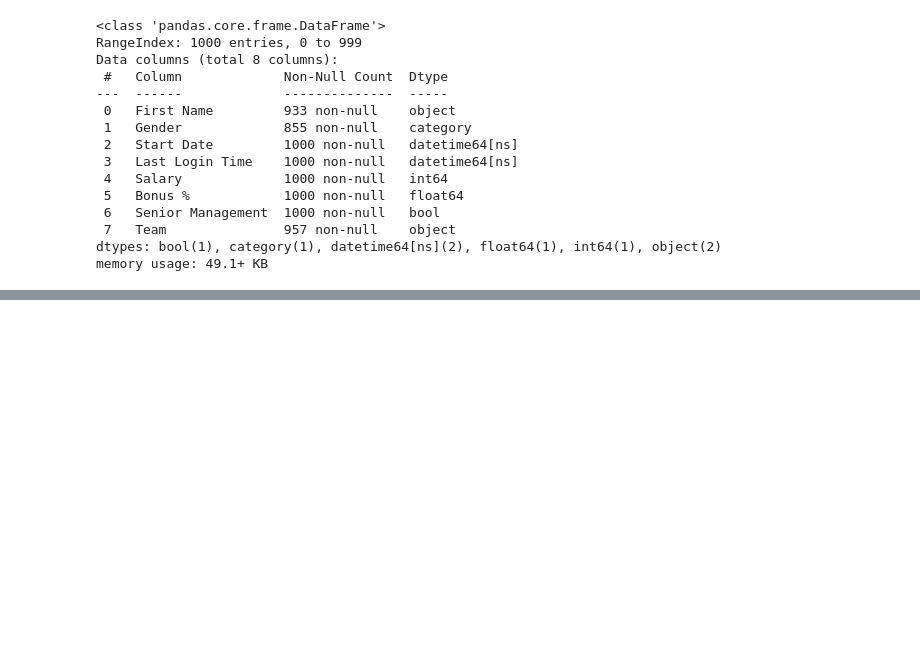
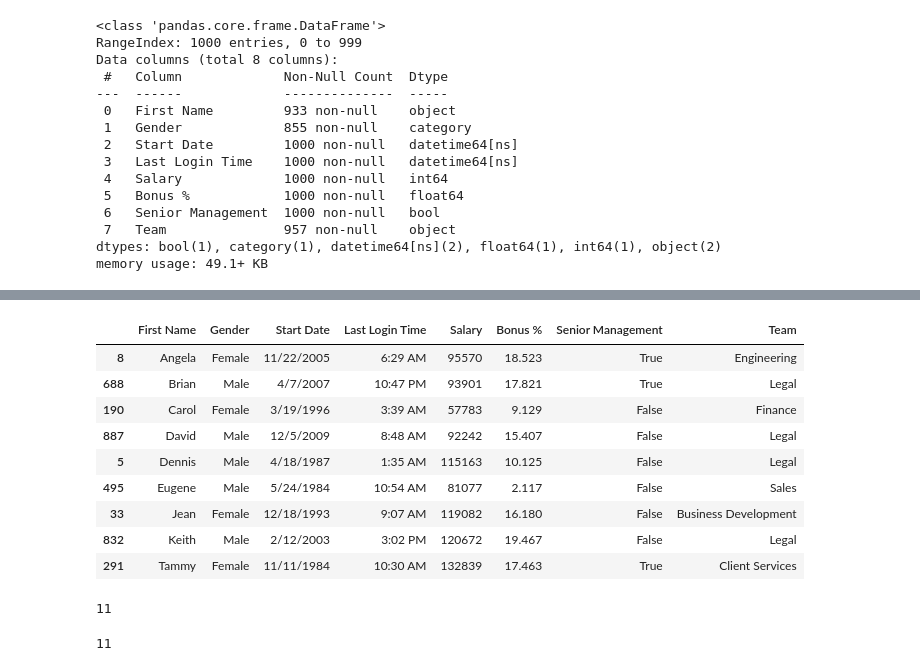
Before and after one commit to JanataZZ/Pandas-Numpy, a Jupyter notebook: DataFrame 2.ipynb, the cells around one changed output, grey strips where cells are left out. Saved outputs shown, nothing was run; the diff lists cells and outputs as text; code cells hidden in the pictures; blank space fills up the shorter version.

```diff
--- a/DataFrame 2.ipynb
+++ b/DataFrame 2.ipynb
@@ -94,0 +199,3 @@ memory usage: 49.1+ KB
+# %%
+df.sort_values(['First Name'], inplace=True)
+df.head(3)
@@ -94,0 +222,21 @@ memory usage: 49.1+ KB
+# %%
+df.drop_duplicates(subset='First Name', keep=False)
+# %% [output]
+|  | First Name | Gender | Start Date | Last Login Time | Salary | Bonus % | Senior Management | Team |
+| 8 | Angela | Female | 11/22/2005 | 6:29 AM | 95570 | 18.523 | True | Engineering |
+| 688 | Brian | Male | 4/7/2007 | 10:47 PM | 93901 | 17.821 | True | Legal |
+| 190 | Carol | Female | 3/19/1996 | 3:39 AM | 57783 | 9.129 | False | Finance |
+| 887 | David | Male | 12/5/2009 | 8:48 AM | 92242 | 15.407 | False | Legal |
+| 5 | Dennis | Male | 4/18/1987 | 1:35 AM | 115163 | 10.125 | False | Legal |
+| 495 | Eugene | Male | 5/24/1984 | 10:54 AM | 81077 | 2.117 | False | Sales |
+| 33 | Jean | Female | 12/18/1993 | 9:07 AM | 119082 | 16.180 | False | Business Development |
+| 832 | Keith | Male | 2/12/2003 | 3:02 PM | 120672 | 19.467 | False | Legal |
+| 291 | Tammy | Female | 11/11/1984 | 10:30 AM | 132839 | 17.463 | True | Client Services |
+# %%
+len(df['Team'].unique())
+# %% [output]
+11
+# %%
+df['Team'].nunique(dropna=False)
+# %% [output]
+11
```
Also changed, not shown: parts of 13 cells of this notebook.
